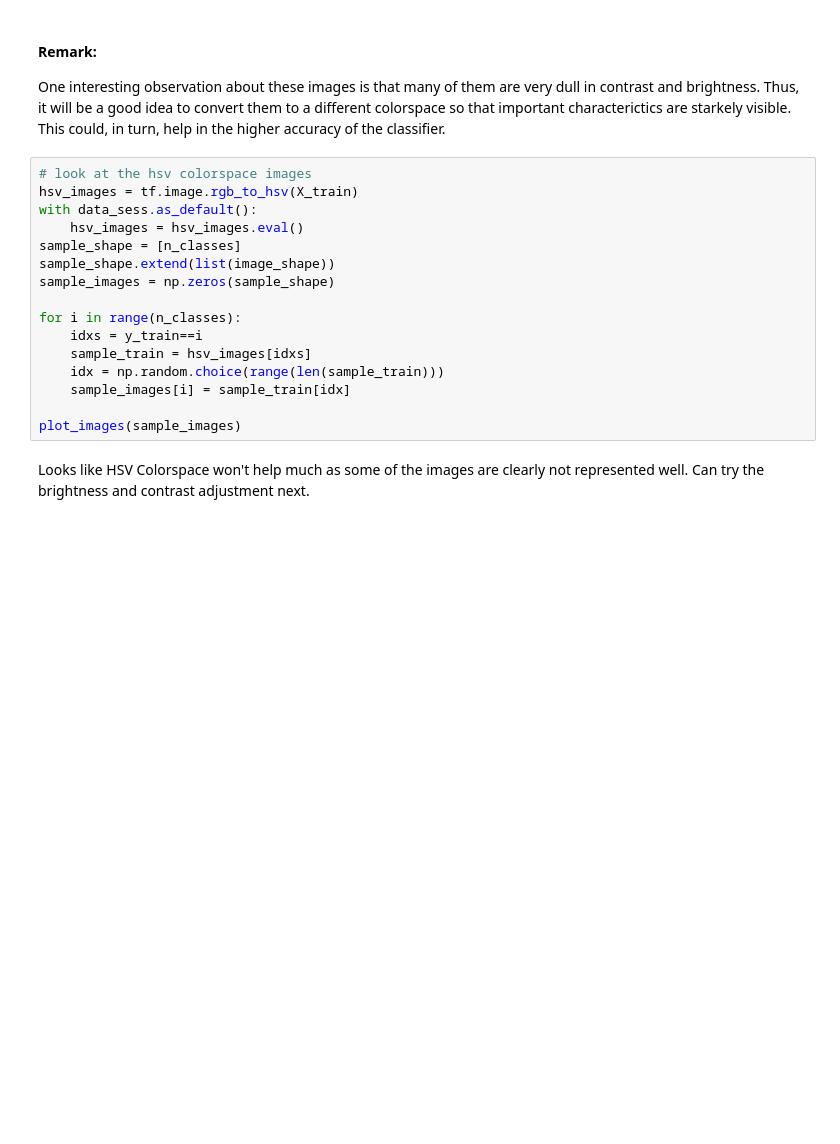
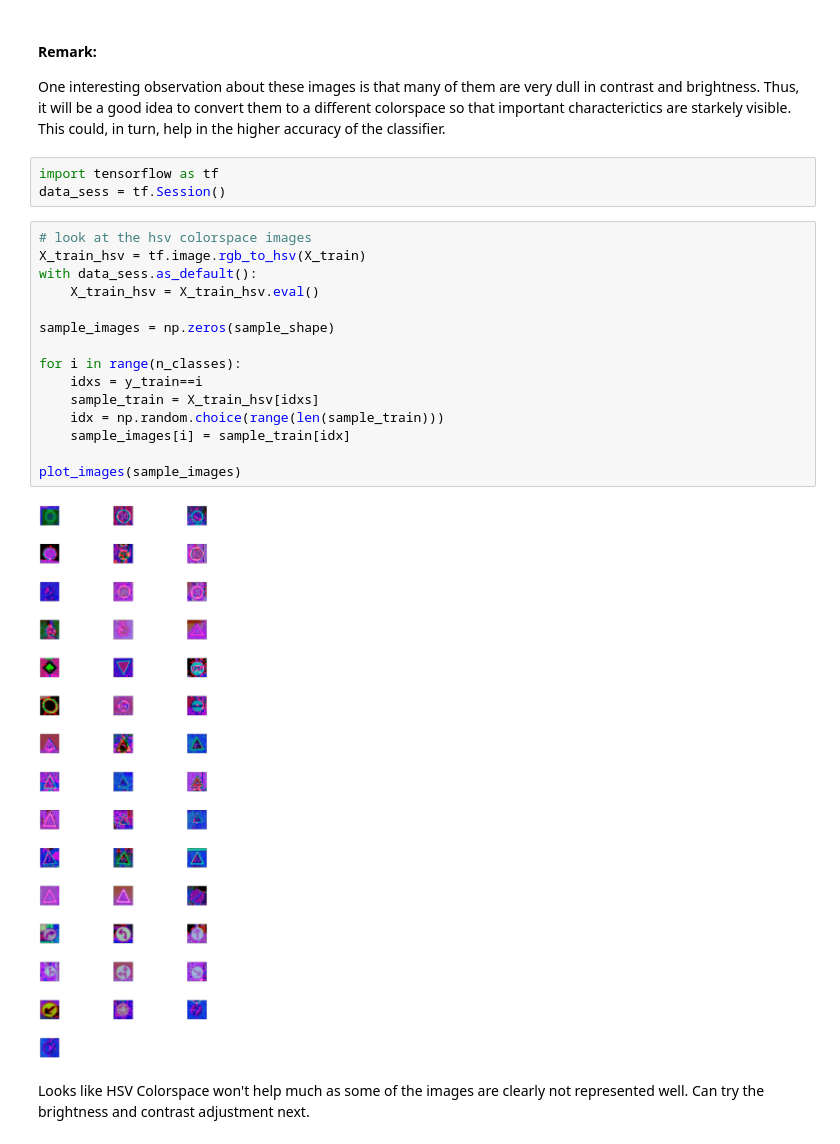
Before and after one commit to bkanaki/CarND-Traffic-Sign-Classifier-Project, a Jupyter notebook: Traffic_Sign_Classifier.ipynb, the cells around one changed output. Cells and saved outputs as stored; diff of their text form; blank space fills up the shorter version.

```diff
--- a/Traffic_Sign_Classifier.ipynb
+++ b/Traffic_Sign_Classifier.ipynb
@@ -138,22 +158,26 @@ plot_images(sample_images)
 # %% [markdown]
 #### Remark:
 One interesting observation about these images is that many of them are very dull in contrast and brightness. Thus, it will be a good idea to convert them to a different colorspace so that important characterictics are starkely visible. This could, in turn, help in the higher accuracy of the classifier.
+# %%
+import tensorflow as tf
+data_sess = tf.Session()
 # %%
 # look at the hsv colorspace images
-hsv_images = tf.image.rgb_to_hsv(X_train)
+X_train_hsv = tf.image.rgb_to_hsv(X_train)
 with data_sess.as_default():
-    hsv_images = hsv_images.eval()
-sample_shape = [n_classes]
-sample_shape.extend(list(image_shape))
+    X_train_hsv = X_train_hsv.eval()
+
 sample_images = np.zeros(sample_shape)
 
 for i in range(n_classes):
     idxs = y_train==i
-    sample_train = hsv_images[idxs]
+    sample_train = X_train_hsv[idxs]
     idx = np.random.choice(range(len(sample_train)))
     sample_images[i] = sample_train[idx]
 
 plot_images(sample_images)
+# %% [output]
+[figure, added]
 # %% [markdown]
 Looks like HSV Colorspace won't help much as some of the images are clearly not represented well. Can try the brightness and contrast adjustment next.
 # %%
```
Also changed, not shown: parts of 36 cells of this notebook, 1 other file.
